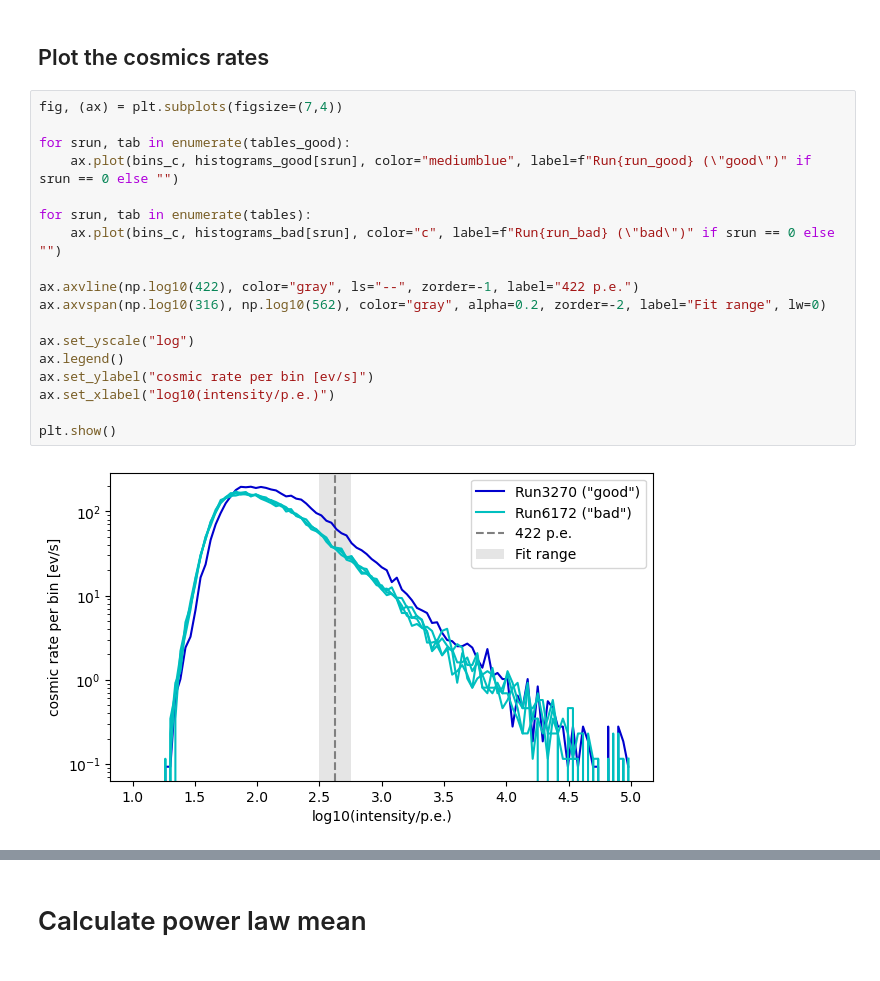
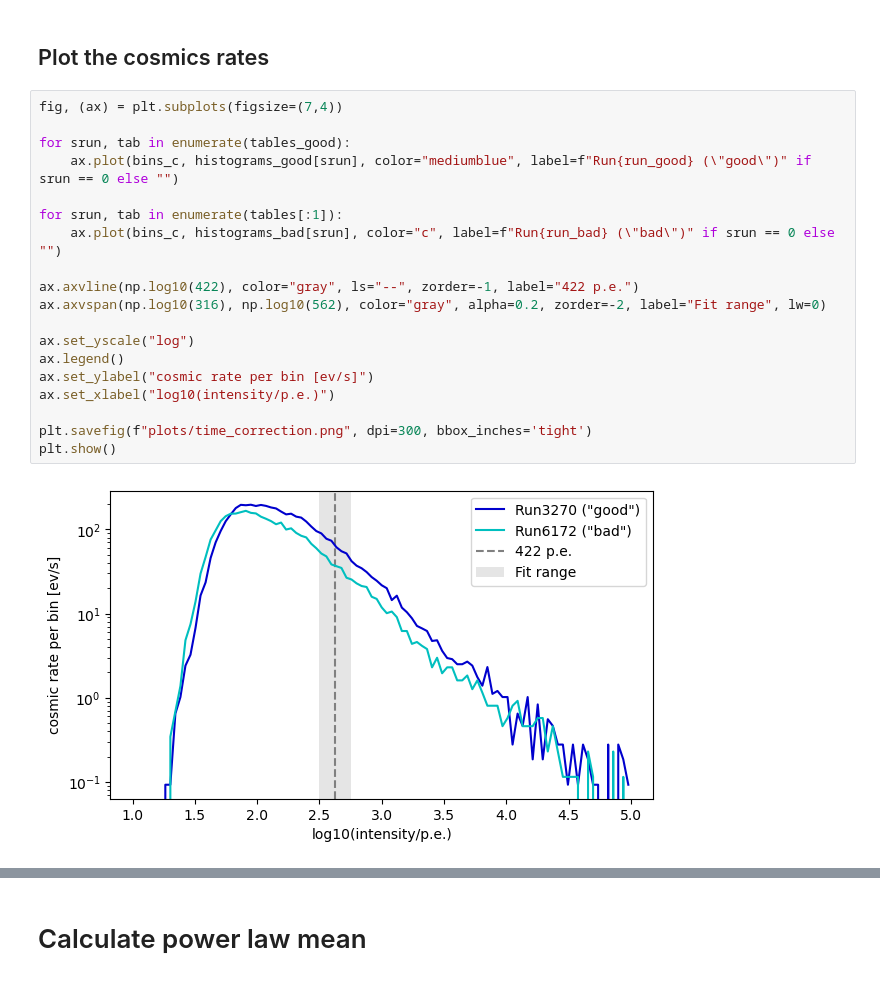
Before and after one commit to juanjq/cosmic_ray_data_correction, a Jupyter notebook: dl2_production/read_default.ipynb, the cells around one changed output, grey strips where cells are left out. Cells and saved outputs as stored; diff of their text form.

```diff
--- a/dl2_production/read_default.ipynb
+++ b/dl2_production/read_default.ipynb
@@ -97,23 +97,24 @@ for srun, tab in enumerate(tables_good):
 # %%
 fig, (ax) = plt.subplots(figsize=(7,4))
 
 for srun, tab in enumerate(tables_good):
     ax.plot(bins_c, histograms_good[srun], color="mediumblue", label=f"Run{run_good} (\"good\")" if srun == 0 else "")
 
-for srun, tab in enumerate(tables):
+for srun, tab in enumerate(tables[:1]):
     ax.plot(bins_c, histograms_bad[srun], color="c", label=f"Run{run_bad} (\"bad\")" if srun == 0 else "")
 
 ax.axvline(np.log10(422), color="gray", ls="--", zorder=-1, label="422 p.e.")
 ax.axvspan(np.log10(316), np.log10(562), color="gray", alpha=0.2, zorder=-2, label="Fit range", lw=0)
 
 ax.set_yscale("log")
 ax.legend()
 ax.set_ylabel("cosmic rate per bin [ev/s]")
 ax.set_xlabel("log10(intensity/p.e.)")
 
+plt.savefig(f"plots/time_correction.png", dpi=300, bbox_inches='tight')
 plt.show()
 # %% [output]
-[figure, old version]
+[figure, new version]
 # %%
 rate_good = np.array(dcheck_good["ZD_corrected_cosmics_rate_at_422_pe"])
 rate_bad  = np.array(dcheck_bad["ZD_corrected_cosmics_rate_at_422_pe"])
```
Also changed, not shown: parts of 5 cells of this notebook, 4 other files.
